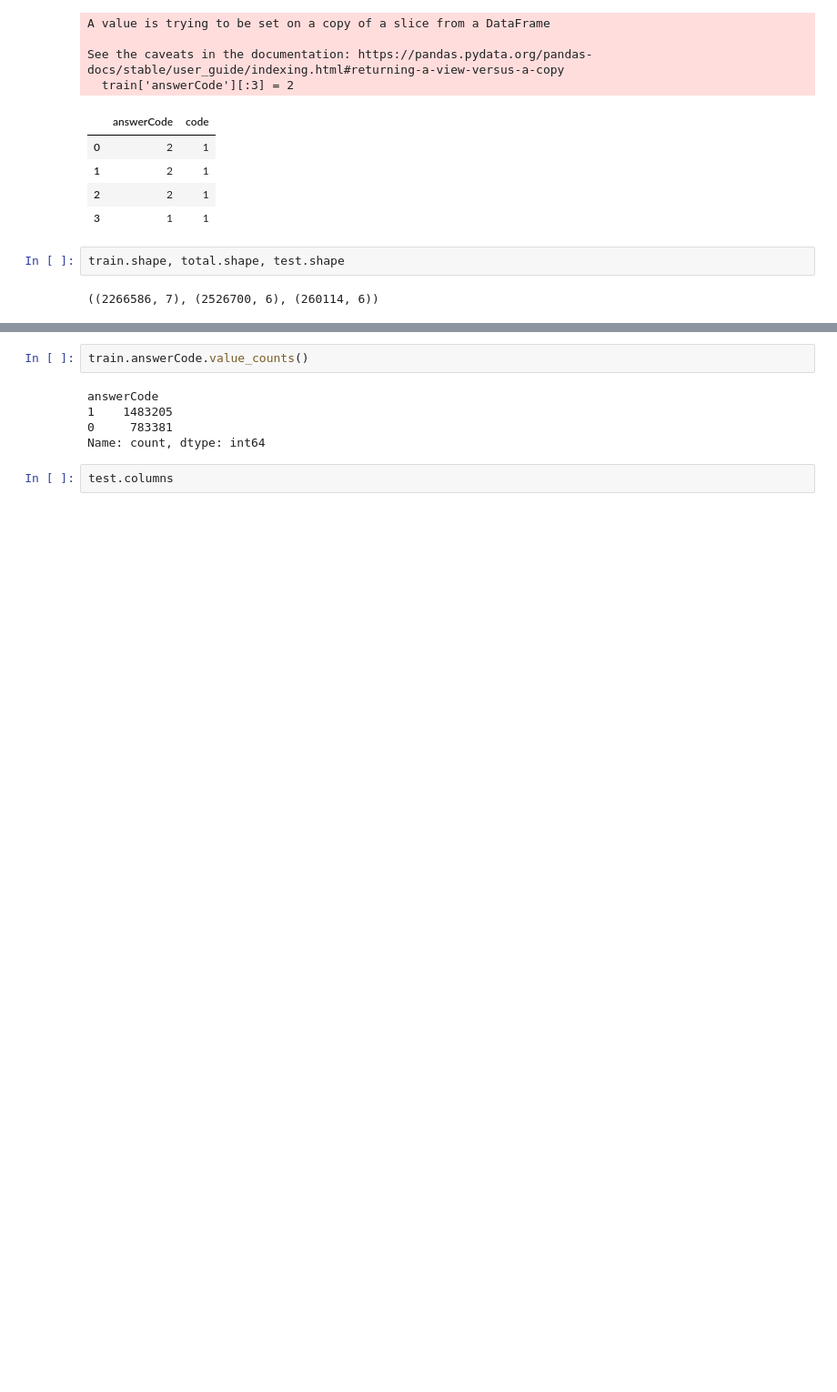
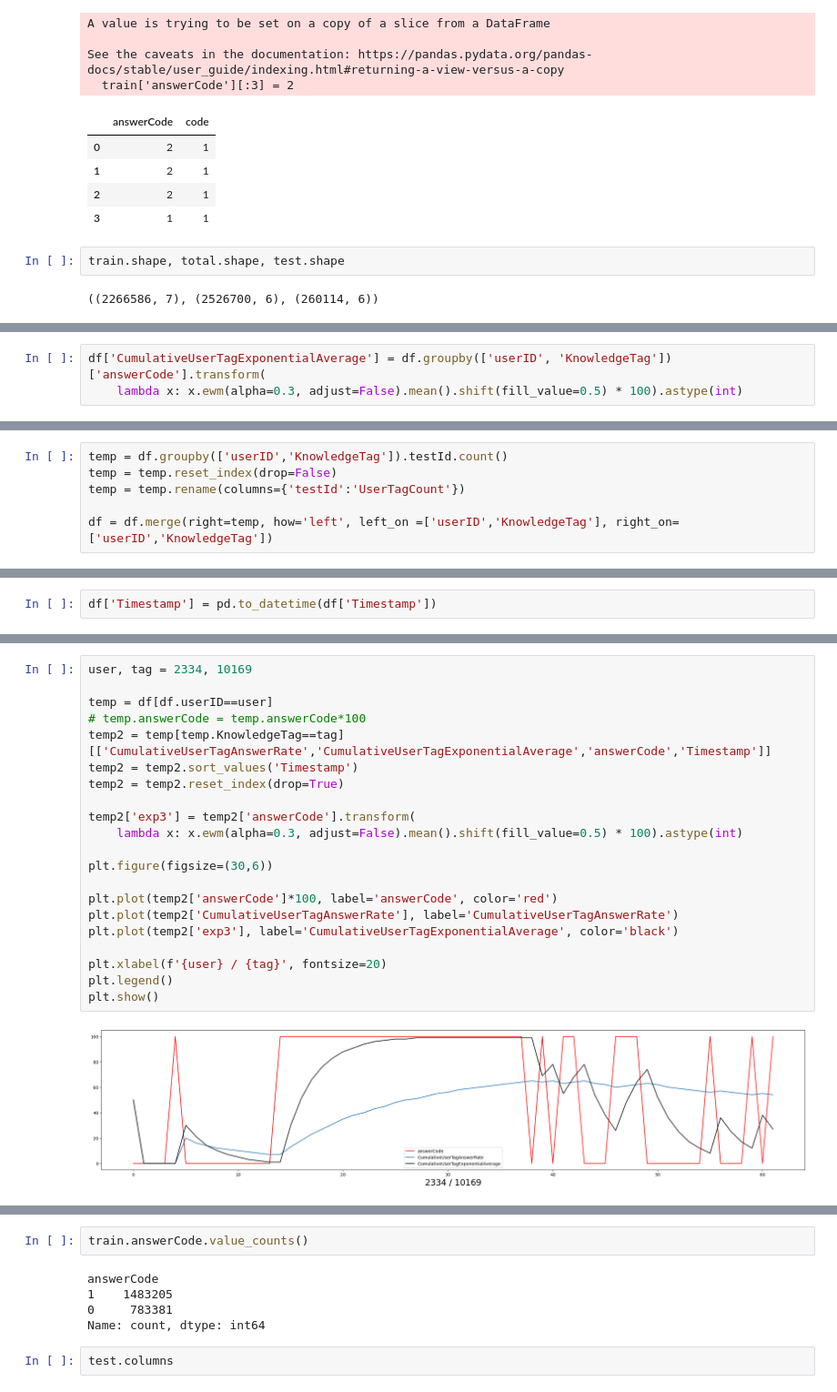
Before and after one commit to boostcampaitech6/level2-dkt-recsys-06, a Jupyter notebook: code/EDA.ipynb, the cells around one changed output, grey strips where cells are left out. Shown: that part at 91% size. Cells and saved outputs as stored; diff of their text form; blank space fills up the shorter version.

```diff
--- a/code/EDA.ipynb
+++ b/code/EDA.ipynb
@@ -57,0 +58,3 @@ Name: count, dtype: int64
+# %%
+df['CumulativeUserTagExponentialAverage'] = df.groupby(['userID', 'KnowledgeTag'])['answerCode'].transform(
+    lambda x: x.ewm(alpha=0.3, adjust=False).mean().shift(fill_value=0.5) * 100).astype(int)
@@ -57,0 +81,6 @@ Name: count, dtype: int64
+# %%
+temp = df.groupby(['userID','KnowledgeTag']).testId.count()
+temp = temp.reset_index(drop=False)
+temp = temp.rename(columns={'testId':'UserTagCount'})
+
+df = df.merge(right=temp, how='left', left_on =['userID','KnowledgeTag'], right_on=['userID','KnowledgeTag'])
@@ -57,0 +89,2 @@ Name: count, dtype: int64
+# %%
+df['Timestamp'] = pd.to_datetime(df['Timestamp'])
@@ -57,0 +106,23 @@ Name: count, dtype: int64
+# %%
+user, tag = 2334, 10169
+
+temp = df[df.userID==user]
+# temp.answerCode = temp.answerCode*100
+temp2 = temp[temp.KnowledgeTag==tag][['CumulativeUserTagAnswerRate','CumulativeUserTagExponentialAverage','answerCode','Timestamp']]
+temp2 = temp2.sort_values('Timestamp')
+temp2 = temp2.reset_index(drop=True)
+
+temp2['exp3'] = temp2['answerCode'].transform(
+    lambda x: x.ewm(alpha=0.3, adjust=False).mean().shift(fill_value=0.5) * 100).astype(int)
+
+plt.figure(figsize=(30,6))
+
+plt.plot(temp2['answerCode']*100, label='answerCode', color='red')
+plt.plot(temp2['CumulativeUserTagAnswerRate'], label='CumulativeUserTagAnswerRate')
+plt.plot(temp2['exp3'], label='CumulativeUserTagExponentialAverage', color='black')
+
+plt.xlabel(f'{user} / {tag}', fontsize=20)
+plt.legend()
+plt.show()
+# %% [output]
+[figure, added]
```
Also changed, not shown: parts of 42 cells of this notebook, 34 other files.
